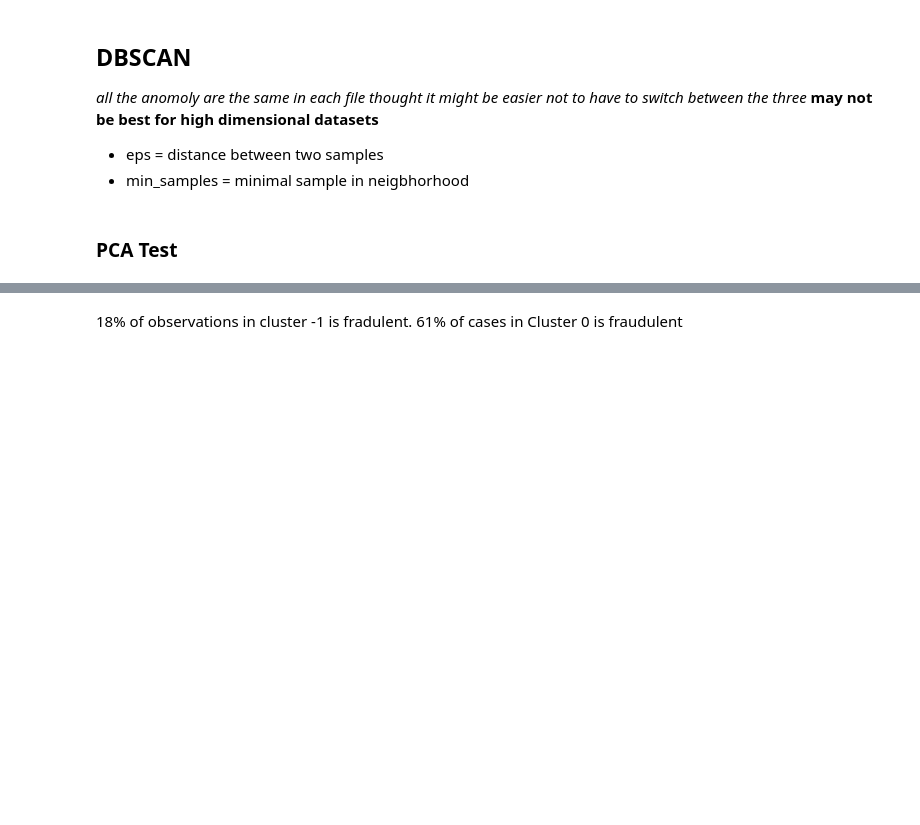
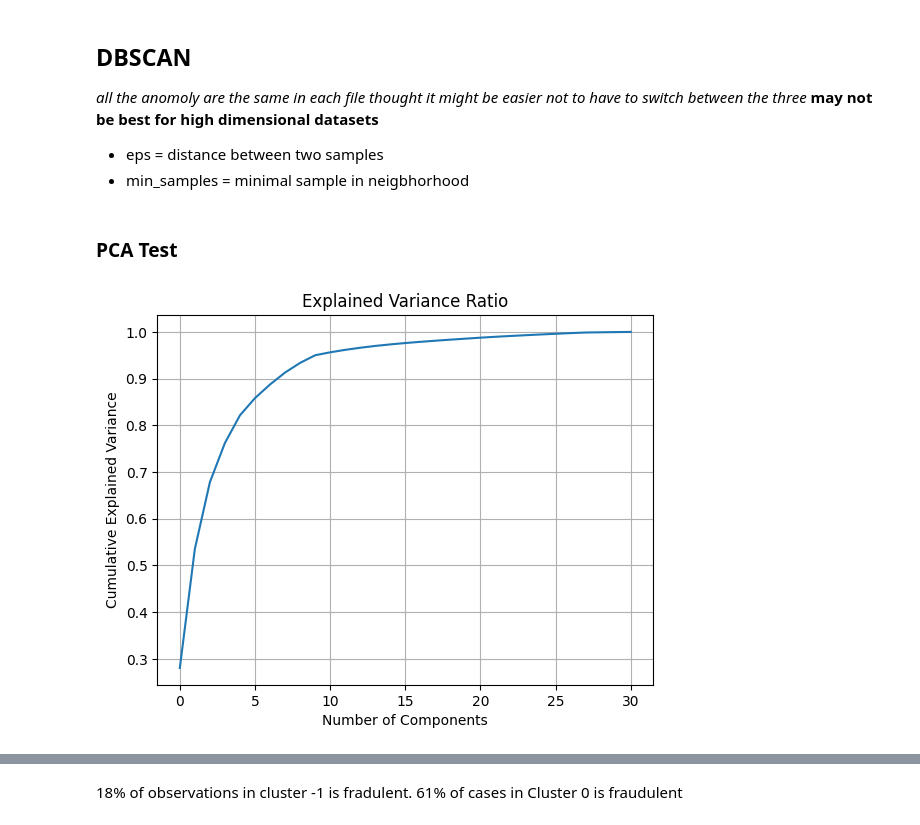
Before and after one commit to llapace/Fraud_Detection, a Jupyter notebook: XGB.ipynb, the cells around one changed output, grey strips where cells are left out. Saved outputs shown, nothing was run; the diff lists cells and outputs as text; code cells hidden in the pictures; blank space fills up the shorter version.

```diff
--- a/XGB.ipynb
+++ b/XGB.ipynb
@@ -474,0 +678,28 @@ print(confusion_matrix(y_test, y_pred))
+# %%
+# Define refined parameter grid around initial best parameters
+best_params = initial_search.best_params_
+refined_param_grid = {
+    'sampling__n_neighbors': [best_params['sampling__n_neighbors']],
+    'model__booster': [best_params['model__booster']],
+    'model__n_estimators': [max(50, best_params['model__n_estimators'] - 50), best_params['model__n_estimators'], best_params['model__n_estimators'] + 50],
+    'model__max_depth': [max(3, best_params['model__max_depth'] - 2), best_params['model__max_depth'], best_params['model__max_depth'] + 2],
+    'model__gamma': [best_params['model__gamma']],
+    'model__learning_rate': [best_params['model__learning_rate'] * 0.1, best_params['model__learning_rate'], best_params['model__learning_rate'] * 10],
+    'model__min_child_weight': [max(1, best_params['model__min_child_weight'] - 2), best_params['model__min_child_weight'], best_params['model__min_child_weight'] + 2],
+    'model__subsample': [best_params['model__subsample']],
+    'model__colsample_bytree': [best_params['model__colsample_bytree']],
+    'model__scale_pos_weight': [best_params['model__scale_pos_weight']],
+    'model__reg_alpha': [best_params['model__reg_alpha']],
+    'model__reg_lambda': [best_params['model__reg_lambda']]
+}
+
+# Perform refined randomized search
+refined_search = RandomizedSearchCV(pipeline, param_distributions=refined_param_grid,
+                                    n_iter=20, cv=5, scoring='recall', n_jobs=-1,
+                                    random_state=42)
+
+# Fit the refined search
+refined_search.fit(X_train, y_train)
+
+# Print the best parameters from the refined search
+print("Refined Best Parameters:", refined_search.best_params_)
@@ -516,15 +756,18 @@ sns.histplot(adasyn_xgb["Time"])
 # %%
 from sklearn.decomposition import PCA
 pca = PCA()
 
 # Fit PCA model to data
 pca.fit(adasyn_xgb)
 
 # Plot explained variance ratio
 plt.plot(np.cumsum(pca.explained_variance_ratio_))
 plt.xlabel('Number of Components')
 plt.ylabel('Cumulative Explained Variance')
 plt.title('Explained Variance Ratio')
+plt.grid(True)
 plt.show()
+# %% [output]
+[figure, added]
 # %%
 adasyn_xgb.head()
```
Also changed, not shown: parts of 34 cells of this notebook.
